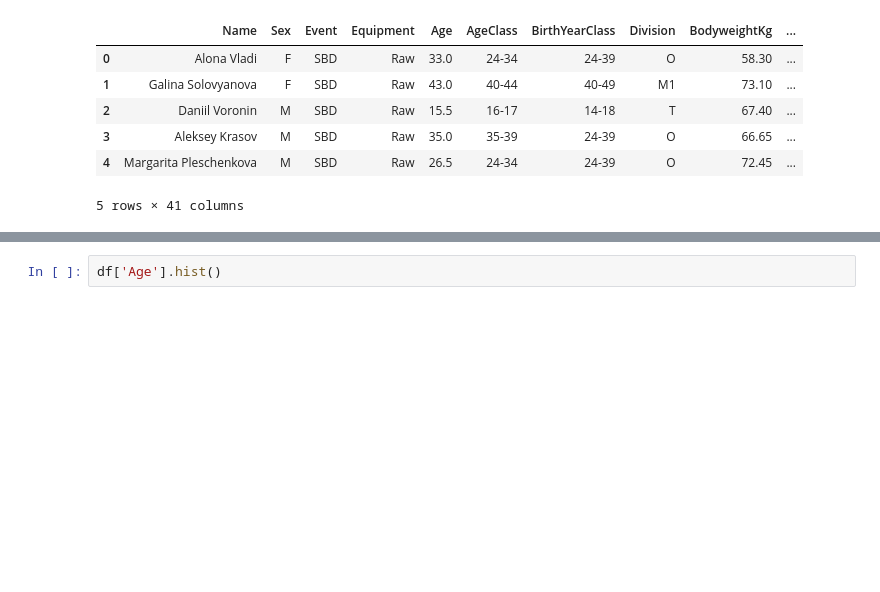
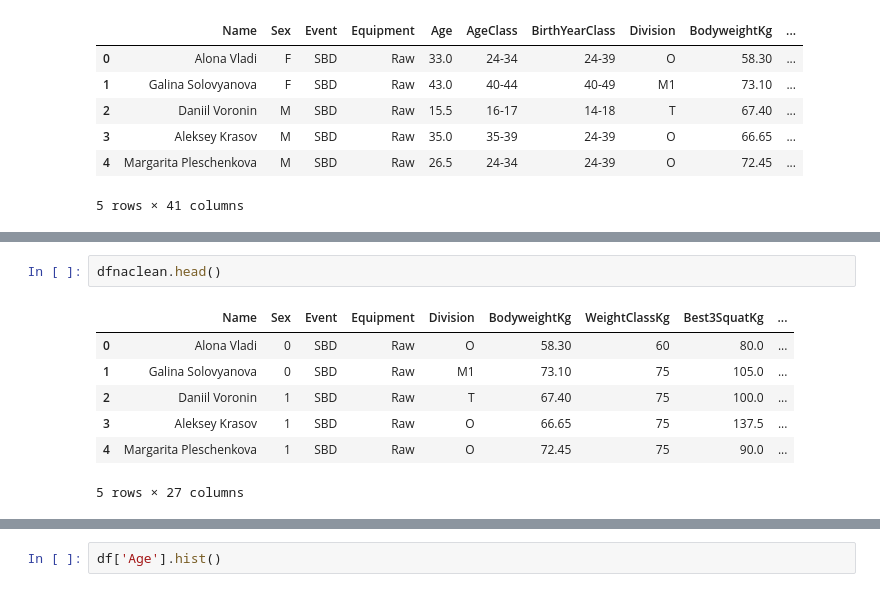
Before and after one commit to maluwastaken/Intro-Data-Science, a Jupyter notebook: powerlifting.ipynb, the cells around one changed output, grey strips where cells are left out. Drawn from its saved outputs; the diff is of its cells as text; blank space fills up the shorter version.

```diff
--- a/powerlifting.ipynb
+++ b/powerlifting.ipynb
@@ -95,0 +201,10 @@ samples = samples[(samples['Equipment'] == 'Single-ply') | (samples['Equipment']
+# %%
+dfnaclean.head()
+# %% [output]
+|  | Name | Sex | Event | Equipment | Division | BodyweightKg | WeightClassKg | Best3SquatKg | ... |
+| 0 | Alona Vladi | 0 | SBD | Raw | O | 58.30 | 60 | 80.0 | ... |
+| 1 | Galina Solovyanova | 0 | SBD | Raw | M1 | 73.10 | 75 | 105.0 | ... |
+| 2 | Daniil Voronin | 1 | SBD | Raw | T | 67.40 | 75 | 100.0 | ... |
+| 3 | Aleksey Krasov | 1 | SBD | Raw | O | 66.65 | 75 | 137.5 | ... |
+| 4 | Margarita Pleschenkova | 1 | SBD | Raw | O | 72.45 | 75 | 90.0 | ... |
+5 rows × 27 columns
```
Also changed, not shown: parts of 30 cells of this notebook.
